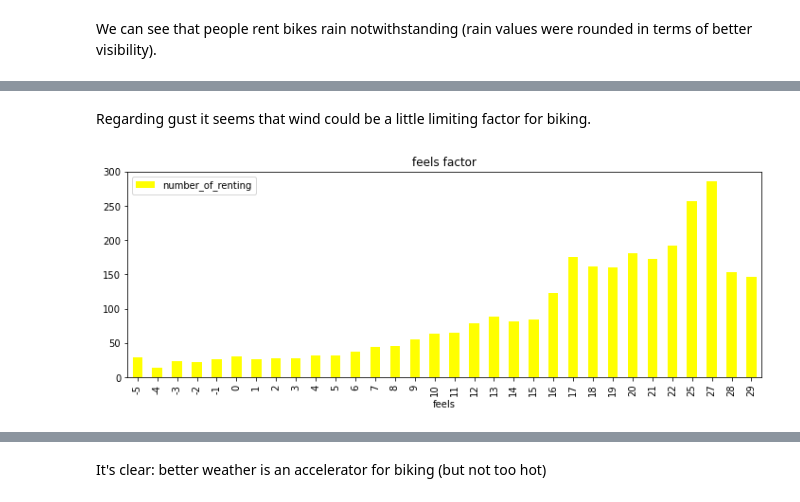
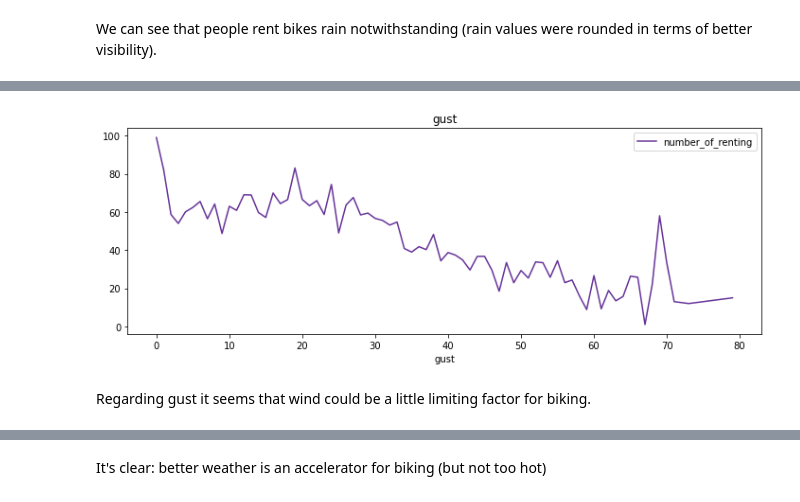
Before and after one commit to carlos108108/Just_Eat_Cycles_project, a Jupyter notebook: Edinburgh.ipynb, the cells around one changed output, grey strips where cells are left out. Saved outputs shown, nothing was run; the diff lists cells and outputs as text; code cells hidden in the pictures.

```diff
--- a/Edinburgh.ipynb
+++ b/Edinburgh.ipynb
@@ -145,10 +136,6 @@ df['number_of_renting'].plot(figsize=(12,4), kind='line', legend=True, title='gu
+# %%
+weather_chart((12,4), 'line', 'gust', 'rebeccapurple');
+# %% [output]
+[figure, added]
 # %% [markdown]
 Regarding gust it seems that wind could be a little limiting factor for biking.
-# %%
-df1 = e_weather_df.query("date > '2018-09-14'").groupby('feels').count()[['time']].rename(columns={'time': 'weather_count'})
-df2 = final_df.groupby('feels').count()[['index']].rename(columns={'index': 'final_df_count'})
-df = df1.join(df2)
-df['number_of_renting'] = df['final_df_count'] / df['weather_count']
-df['number_of_renting'].plot(figsize=(12,4), kind='bar', legend=True, title='feels factor', color='yellow');
-# %% [output]
-[figure, removed]
```
Also changed, not shown: parts of 9 cells of this notebook.
